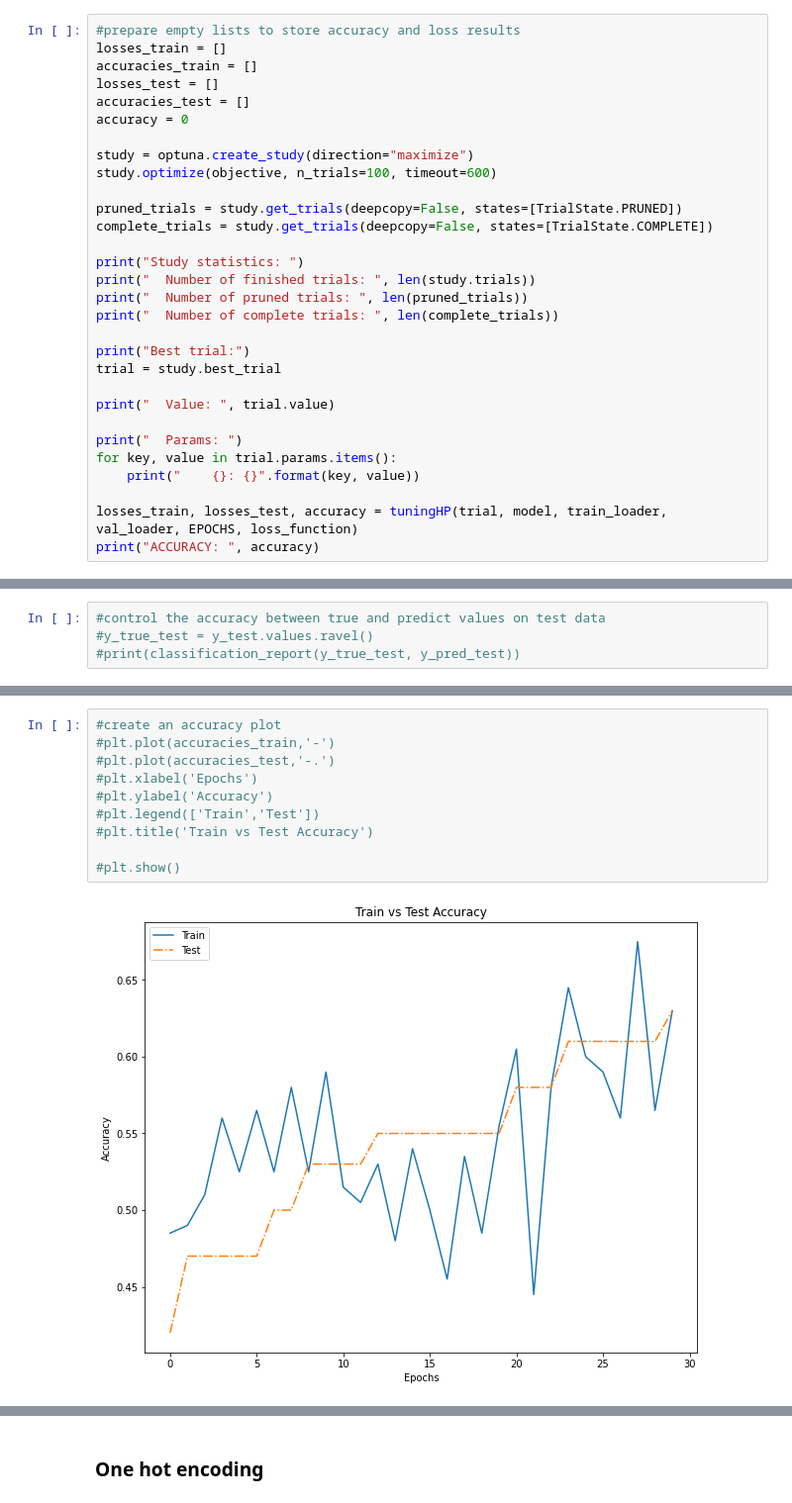
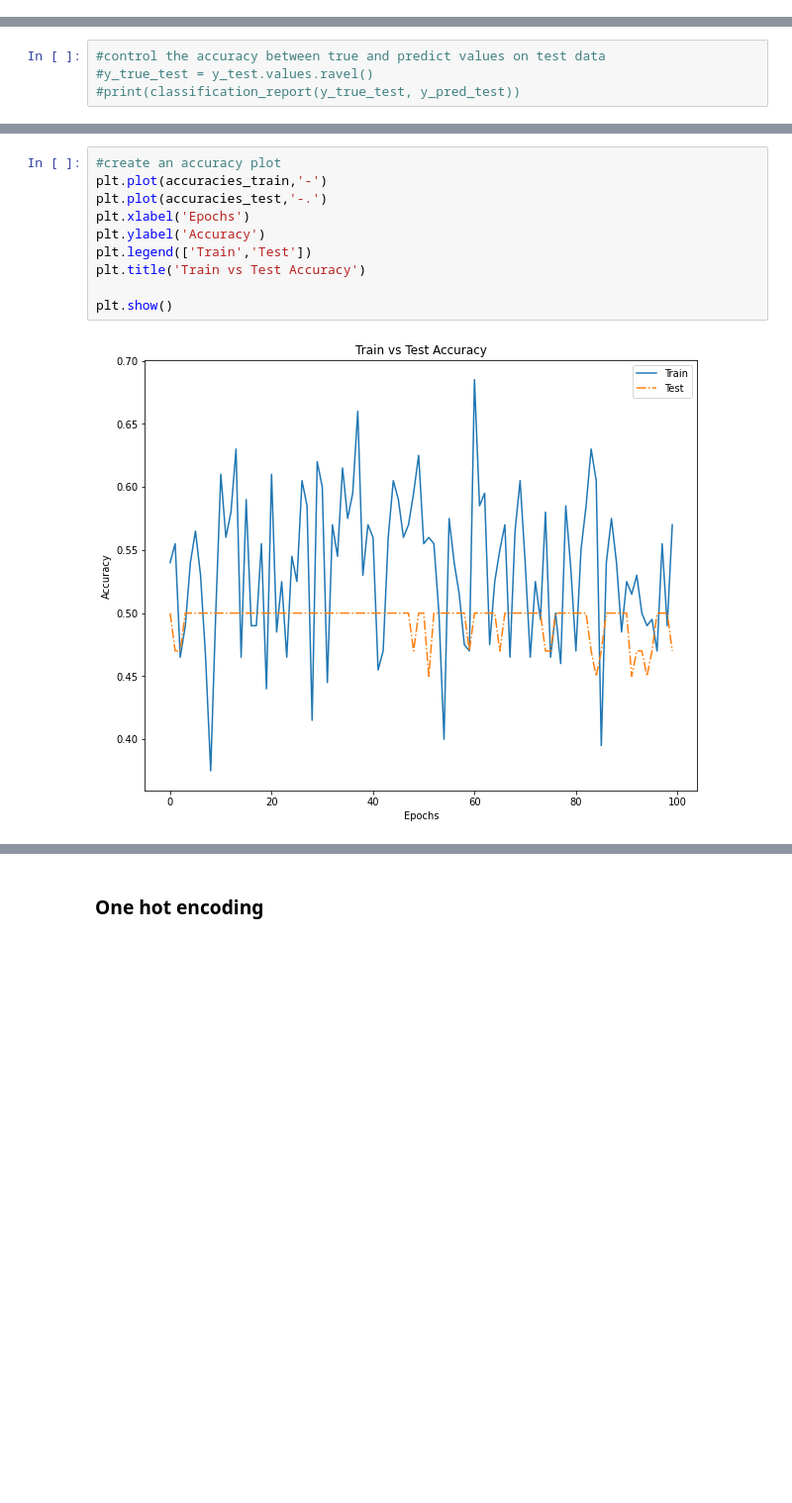
Before and after one commit to luca-santarella/ML-project, a Jupyter notebook: pytorch_test.ipynb, the cells around one changed output, grey strips where cells are left out. Shown: that part at 99% size. Saved outputs shown, nothing was run; the diff lists cells and outputs as text; blank space fills up the shorter version.

```diff
--- a/pytorch_test.ipynb
+++ b/pytorch_test.ipynb
@@ -387,32 +464,2 @@ optimizer = torch.optim.Adam(model.parameters(), lr=LEARNING_RATE)
 # %% [markdown]
 After that defined the model, we start the training and evaluating process with prefixed number of epochs. Each epoch, we save the results on lists for plotting the train and evaluate trends.
-# %%
-#prepare empty lists to store accuracy and loss results
-losses_train = []
-accuracies_train = []
-losses_test = []
-accuracies_test = []
-accuracy = 0
-
-study = optuna.create_study(direction="maximize")
-study.optimize(objective, n_trials=100, timeout=600)
-
-pruned_trials = study.get_trials(deepcopy=False, states=[TrialState.PRUNED])
-complete_trials = study.get_trials(deepcopy=False, states=[TrialState.COMPLETE])
-
-print("Study statistics: ")
-print("  Number of finished trials: ", len(study.trials))
-print("  Number of pruned trials: ", len(pruned_trials))
-print("  Number of complete trials: ", len(complete_trials))
-
-print("Best trial:")
-trial = study.best_trial
-
-print("  Value: ", trial.value)
-
-print("  Params: ")
-for key, value in trial.params.items():
-    print("    {}: {}".format(key, value))
-
-losses_train, losses_test, accuracy = tuningHP(trial, model, train_loader, val_loader, EPOCHS, loss_function)
-print("ACCURACY: ", accuracy)
@@ -466,15 +511,15 @@ plt.show()
 # %%
 #create an accuracy plot
-#plt.plot(accuracies_train,'-')
-#plt.plot(accuracies_test,'-.')
-#plt.xlabel('Epochs')
-#plt.ylabel('Accuracy')
-#plt.legend(['Train','Test'])
-#plt.title('Train vs Test Accuracy')
+plt.plot(accuracies_train,'-')
+plt.plot(accuracies_test,'-.')
+plt.xlabel('Epochs')
+plt.ylabel('Accuracy')
+plt.legend(['Train','Test'])
+plt.title('Train vs Test Accuracy')
 
-#plt.show()
+plt.show()
 # %% [output]
-[figure, old version]
+[figure, new version]
 # %%
 y_pred_test, losses_test, accuracies_test = Evaluate_Test(model, losses_test, accuracies_test, test_loader, loss_function)
 #control the accuracy between true and predict values on test data
```
Also changed, not shown: parts of 29 cells of this notebook, 1 other file.
